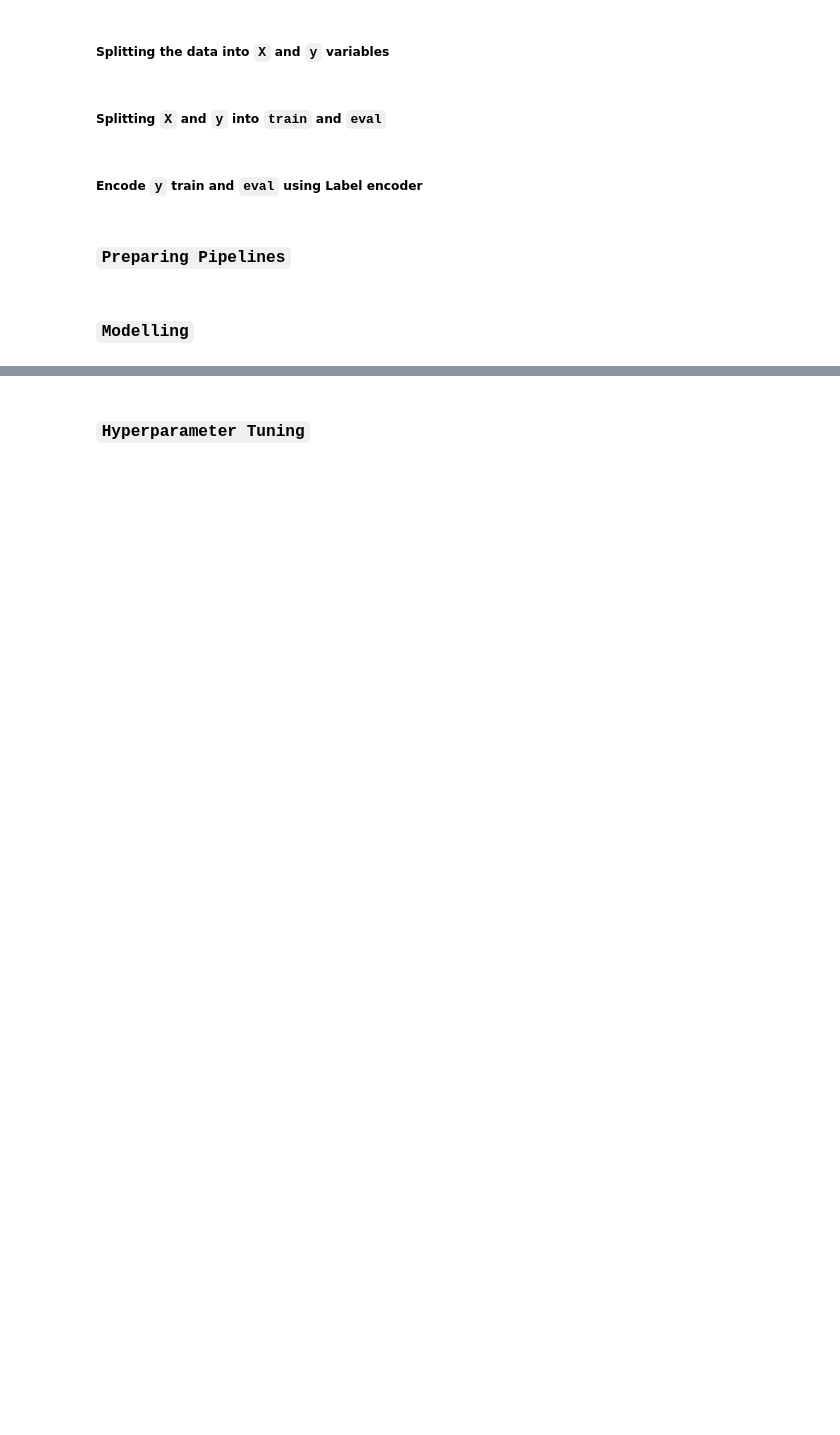
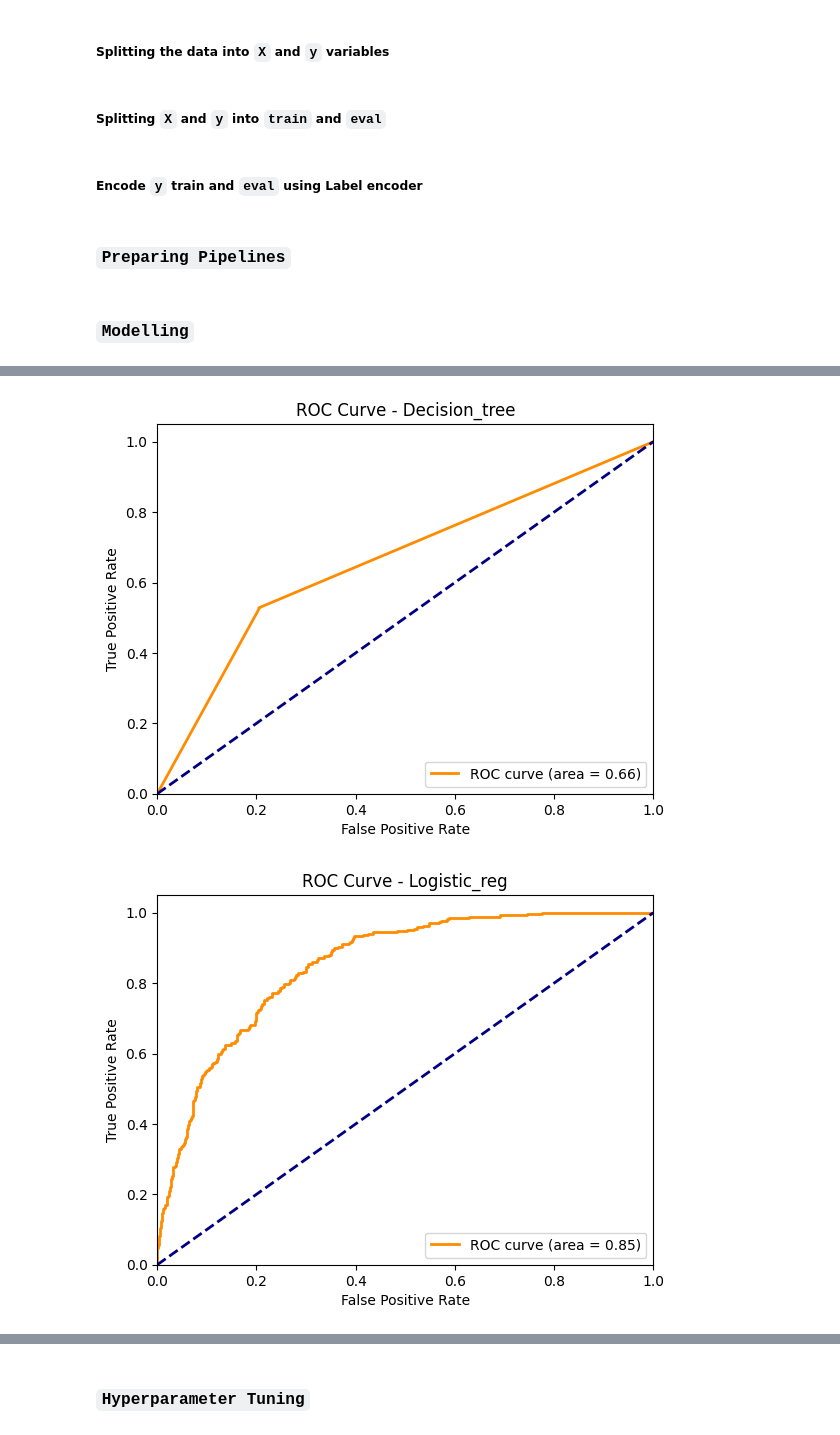
Before and after one commit to heldana30/Customer_Churn_Prediction, a Jupyter notebook: customer_churn_prediction.ipynb, the cells around one changed output, grey strips where cells are left out. Drawn from its saved outputs; the diff is of its cells as text; code cells hidden in the pictures; blank space fills up the shorter version.

```diff
--- a/customer_churn_prediction.ipynb
+++ b/customer_churn_prediction.ipynb
@@ -1296,0 +1263,40 @@ metrics_table.sort_values(ascending=False, by='f1_score')
+# %%
+from sklearn.metrics import roc_curve, auc
+import matplotlib.pyplot as plt
+
+# Define a function to plot ROC curve
+def plot_roc_curve(y_true, y_score, model_name):
+    fpr, tpr, _ = roc_curve(y_true, y_score)
+    roc_auc = auc(fpr, tpr)
+
+    plt.figure()
+    lw = 2
+    plt.plot(fpr, tpr, color='darkorange',
+             lw=lw, label='ROC curve (area = %0.2f)' % roc_auc)
+    plt.plot([0, 1], [0, 1], color='navy', lw=lw, linestyle='--')
+    plt.xlim([0.0, 1.0])
+    plt.ylim([0.0, 1.05])
+    plt.xlabel('False Positive Rate')
+    plt.ylabel('True Positive Rate')
+    plt.title(f'ROC Curve - {model_name}')
+    plt.legend(loc="lower right")
+    plt.show()
+
+# Loop over models and create pipelines, fit models, and calculate metrics
+for model_name, classifier in models:
+    final_pipeline = Pipeline(steps=[
+        ('preprocessor', preprocessor),
+        ('classifier', classifier)
+    ])
+
+    # Fit the pipeline on training data
+    final_pipeline.fit(X_train, y_train_encoded)
+
+    # Predict probabilities for positive class
+    y_score = final_pipeline.predict_proba(X_eval)[:, 1]
+
+    # Plot ROC curve
+    plot_roc_curve(y_eval_encoded, y_score, model_name)
+# %% [output]
+[figure, added]
+[figure, added]
```
Also changed, not shown: parts of 17 cells of this notebook.
